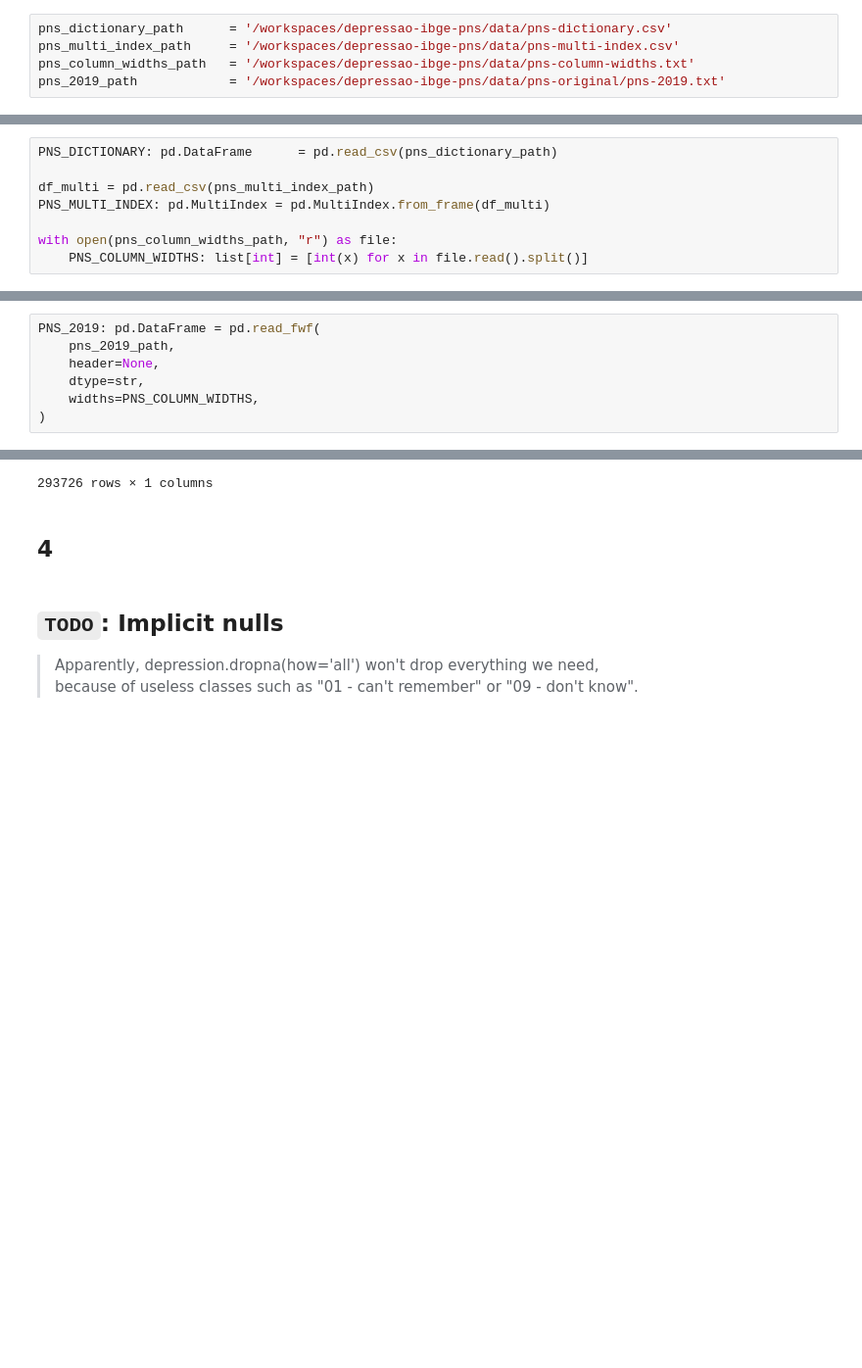
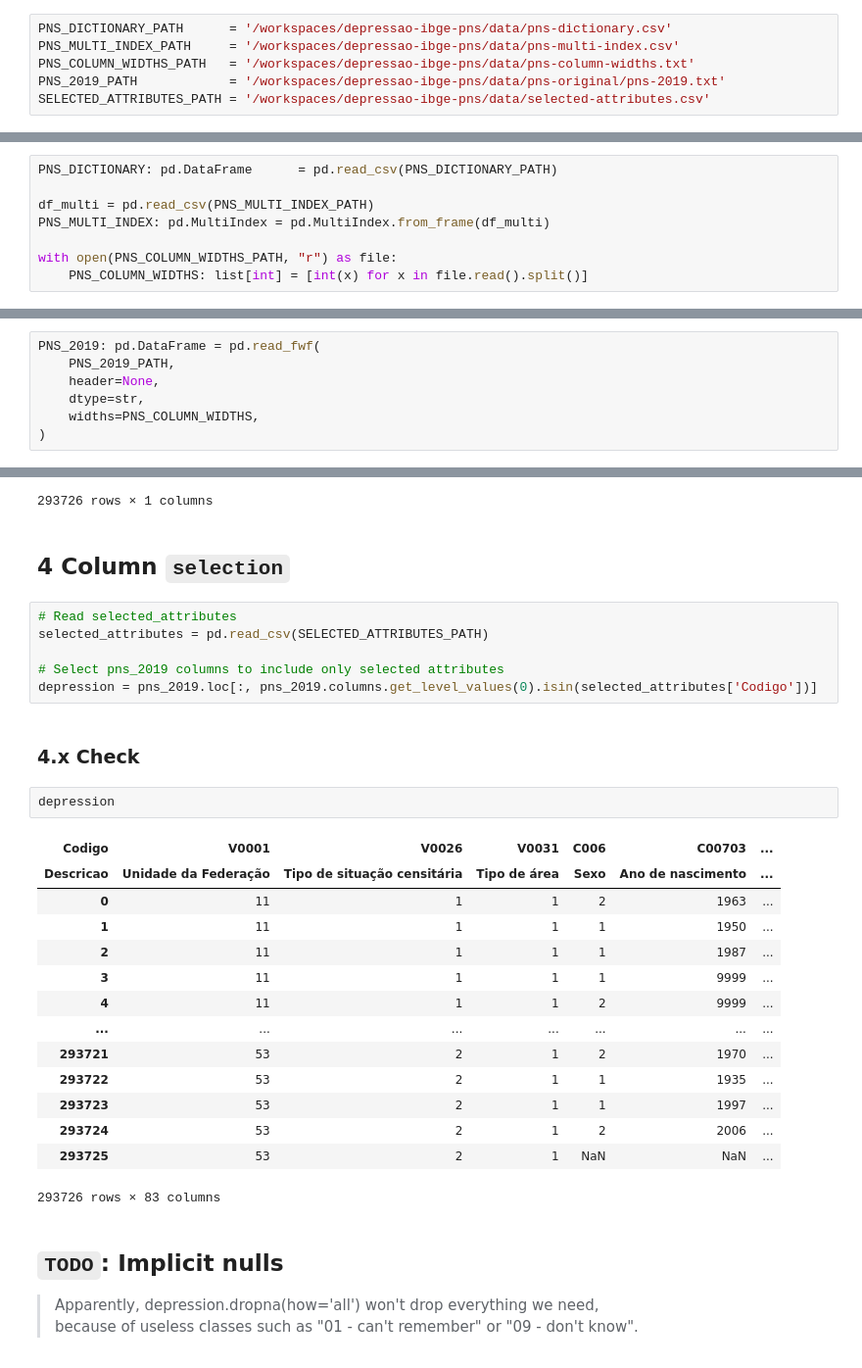
Before and after one commit to feed0/depressao-ibge-pns, a Jupyter notebook: src/3-depression/depression.ipynb, the cells around one changed output, grey strips where cells are left out. Shown at 98% size. Saved outputs shown, nothing was run; the diff lists cells and outputs as text; blank space fills up the shorter version.

Commit message:
depression attribute selection

```diff
--- a/src/3-depression/depression.ipynb
+++ b/src/3-depression/depression.ipynb
@@ -13,19 +13,20 @@ import numpy as np
 # %% [markdown]
 ### 1.2 File paths
 # %%
-pns_dictionary_path      = '/workspaces/depressao-ibge-pns/data/pns-dictionary.csv'
-pns_multi_index_path     = '/workspaces/depressao-ibge-pns/data/pns-multi-index.csv'
-pns_column_widths_path   = '/workspaces/depressao-ibge-pns/data/pns-column-widths.txt'
-pns_2019_path            = '/workspaces/depressao-ibge-pns/data/pns-original/pns-2019.txt'
+PNS_DICTIONARY_PATH      = '/workspaces/depressao-ibge-pns/data/pns-dictionary.csv'
+PNS_MULTI_INDEX_PATH     = '/workspaces/depressao-ibge-pns/data/pns-multi-index.csv'
+PNS_COLUMN_WIDTHS_PATH   = '/workspaces/depressao-ibge-pns/data/pns-column-widths.txt'
+PNS_2019_PATH            = '/workspaces/depressao-ibge-pns/data/pns-original/pns-2019.txt'
+SELECTED_ATTRIBUTES_PATH = '/workspaces/depressao-ibge-pns/data/selected-attributes.csv'
 # %% [markdown]
 ### 1.3 Dataframes
 # %%
-PNS_DICTIONARY: pd.DataFrame      = pd.read_csv(pns_dictionary_path)
+PNS_DICTIONARY: pd.DataFrame      = pd.read_csv(PNS_DICTIONARY_PATH)
 
-df_multi = pd.read_csv(pns_multi_index_path)
+df_multi = pd.read_csv(PNS_MULTI_INDEX_PATH)
 PNS_MULTI_INDEX: pd.MultiIndex = pd.MultiIndex.from_frame(df_multi)
 
-with open(pns_column_widths_path, "r") as file:
+with open(PNS_COLUMN_WIDTHS_PATH, "r") as file:
     PNS_COLUMN_WIDTHS: list[int] = [int(x) for x in file.read().split()]
 # %% [markdown]
 ### 1.x Check setup
@@ -66,7 +67,7 @@ MultiIndex([('VDL001', ...),
 ## 2 Read the complete PNS data with `FWF`
 # %%
 PNS_2019: pd.DataFrame = pd.read_fwf(
-    pns_2019_path,
+    PNS_2019_PATH,
     header=None,
     dtype=str,
     widths=PNS_COLUMN_WIDTHS,
@@ -122,7 +123,32 @@ pns_2019['V0001']
 | 293725 | 53 |
 293726 rows × 1 columns
 # %% [markdown]
-## 4
+## 4 Column `selection`
+# %%
+# Read selected_attributes
+selected_attributes = pd.read_csv(SELECTED_ATTRIBUTES_PATH)
+
+# Select pns_2019 columns to include only selected attributes
+depression = pns_2019.loc[:, pns_2019.columns.get_level_values(0).isin(selected_attributes['Codigo'])]
+# %% [markdown]
+### 4.x Check
+# %%
+depression
+# %% [output]
+| Codigo | V0001 | V0026 | V0031 | C006 | C00703 | ... |
+| Descricao | Unidade da Federação | Tipo de situação censitária | Tipo de área | Sexo | Ano de nascimento | ... |
+| 0 | 11 | 1 | 1 | 2 | 1963 | ... |
+| 1 | 11 | 1 | 1 | 1 | 1950 | ... |
+| 2 | 11 | 1 | 1 | 1 | 1987 | ... |
+| 3 | 11 | 1 | 1 | 1 | 9999 | ... |
+| 4 | 11 | 1 | 1 | 2 | 9999 | ... |
+| ... | ... | ... | ... | ... | ... | ... |
+| 293721 | 53 | 2 | 1 | 2 | 1970 | ... |
+| 293722 | 53 | 2 | 1 | 1 | 1935 | ... |
+| 293723 | 53 | 2 | 1 | 1 | 1997 | ... |
+| 293724 | 53 | 2 | 1 | 2 | 2006 | ... |
+| 293725 | 53 | 2 | 1 | NaN | NaN | ... |
+293726 rows × 83 columns
 # %% [markdown]
 ## `TODO`: Implicit nulls
 > Apparently, depression.dropna(how='all') won't drop everything we need, <br>
```
Also changed, not shown: parts of 5 cells of this notebook, 3 other files.
